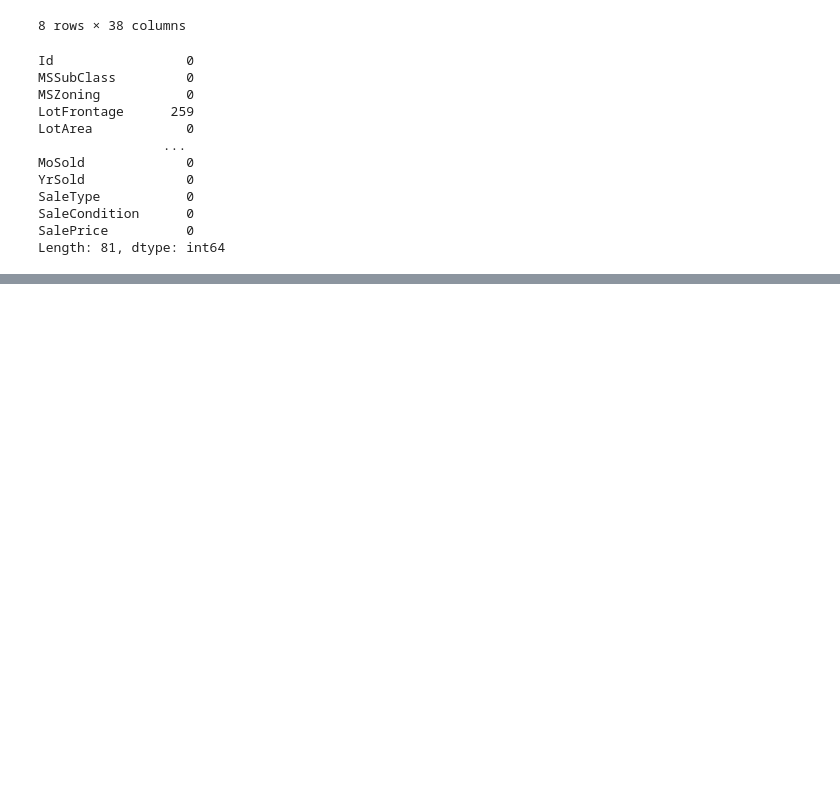
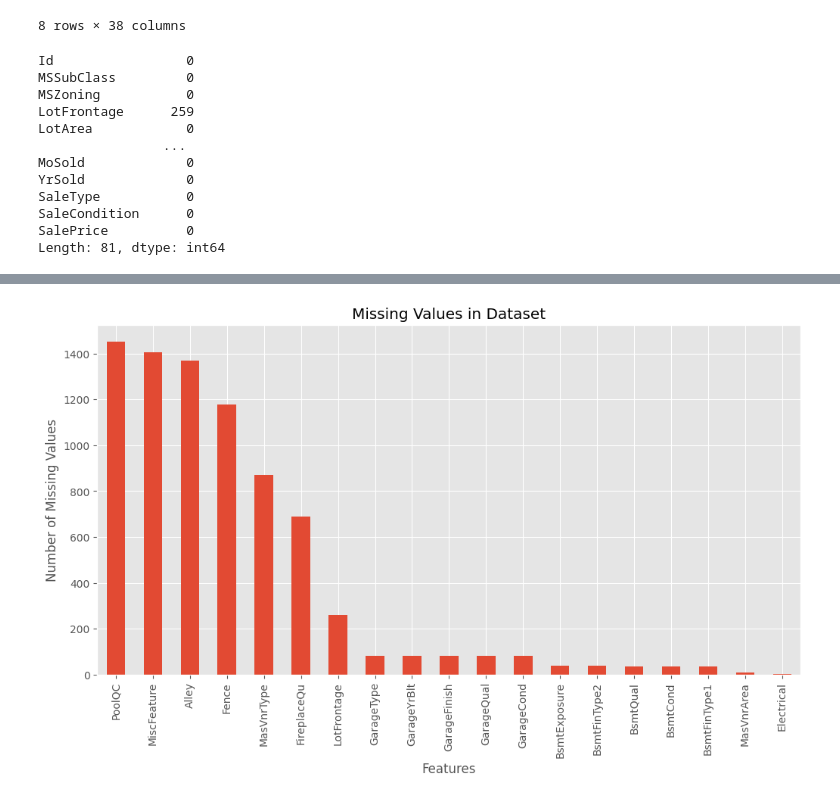
Before and after one commit to pooniaaryan/house-price-prediction-ml, a Jupyter notebook: notebooks/House_Price_Prediction.ipynb, the cells around one changed output, grey strips where cells are left out. Cells and saved outputs as stored; diff of their text form; code cells hidden in the pictures; blank space fills up the shorter version.

```diff
--- a/notebooks/House_Price_Prediction.ipynb
+++ b/notebooks/House_Price_Prediction.ipynb
@@ -114,3 +114,9 @@ SaleType           0
 SaleCondition      0
 SalePrice          0
 Length: 81, dtype: int64
+# %%
+import matplotlib.pyplot as plt
+import numpy as np
+
+# Optional: Better plot appearance
+plt.style.use("ggplot")
@@ -116,0 +164,6 @@ Length: 81, dtype: int64
+# %%
+missing = df.isnull().sum()
+
+missing = missing[missing > 0]
+
+missing.sort_values(ascending=False)
@@ -116,0 +191,15 @@ Length: 81, dtype: int64
+# %%
+missing.sort_values(ascending=False).plot(
+    kind="bar",
+    figsize=(12,6)
+)
+
+plt.title("Missing Values in Dataset")
+
+plt.xlabel("Features")
+
+plt.ylabel("Number of Missing Values")
+
+plt.show()
+# %% [output]
+[figure, added]
```
Also changed, not shown: parts of 10 cells of this notebook.
